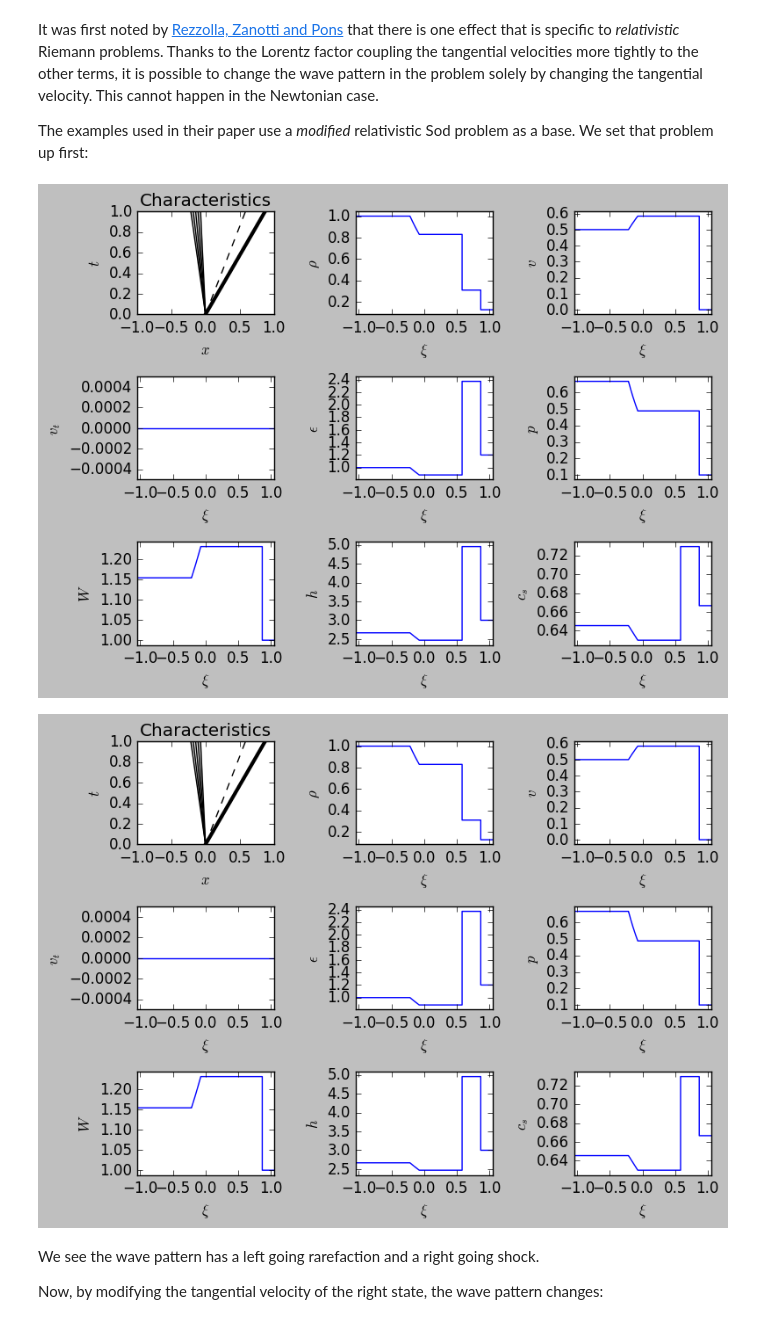
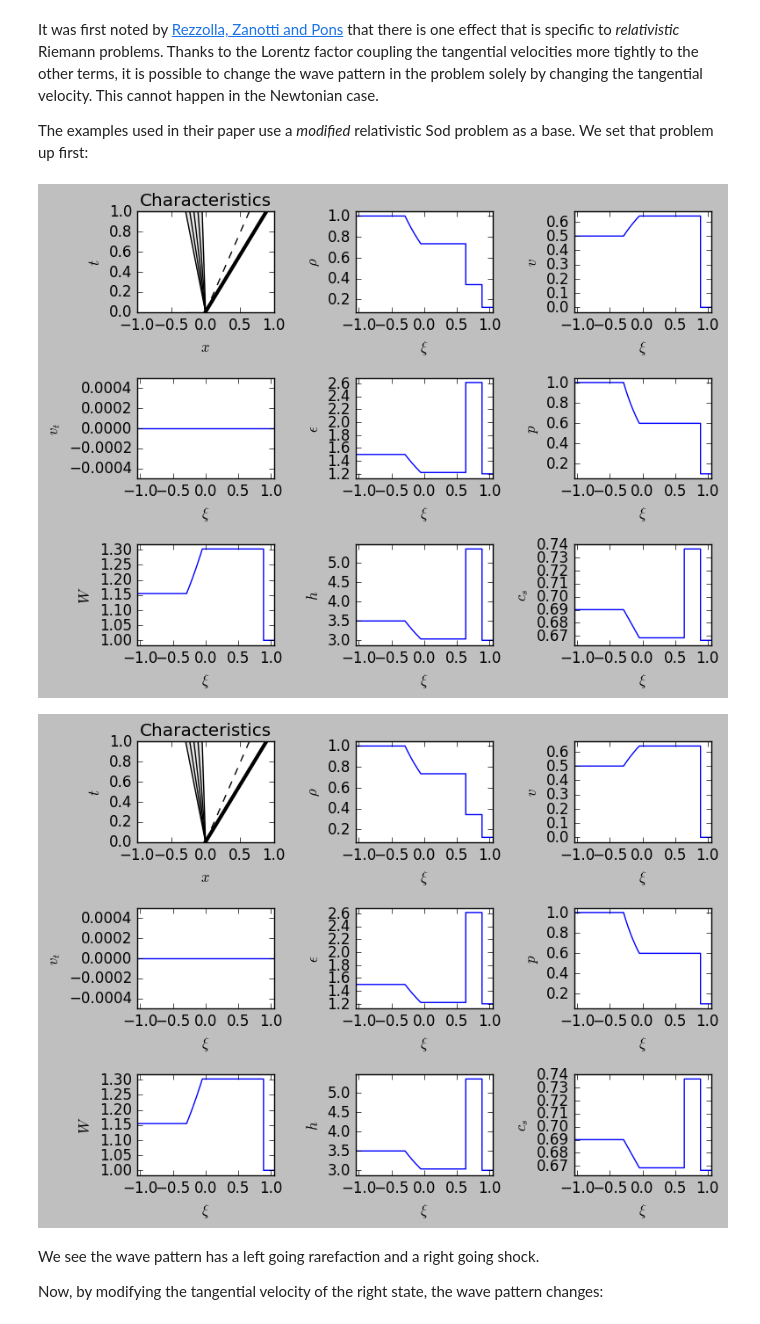
Before and after one commit to harpolea/r3d2, a Jupyter notebook: docs/tangential_change.ipynb, the cells around one changed output. Drawn from its saved outputs; the diff is of its cells as text; code cells hidden in the pictures.

```diff
--- a/docs/tangential_change.ipynb
+++ b/docs/tangential_change.ipynb
@@ -9,14 +9,14 @@ from r3d2 import eos_defns, State, RiemannProblem
 from IPython.display import display, display_png
 # %%
 eos = eos_defns.eos_gamma_law(5.0/3.0)
-U_left_sod_modified = State(1.0, 0.5, 0.0, 1.0, eos)
+U_left_sod_modified = State(1.0, 0.5, 0.0, 1.5, eos)
 U_right_sod_modified = State(0.125, 0.0, 0.0, 1.2, eos)
 rp_sod_modified = RiemannProblem(U_left_sod_modified, U_right_sod_modified)
 display(rp_sod_modified)
 display_png(rp_sod_modified)
 # %% [output]
-[figure, old version]
+[figure, new version]
-[figure, old version]
+[figure, new version]
 # %% [markdown]
 We see the wave pattern has a left going rarefaction and a right going shock.
 
```
Also changed, not shown: parts of 8 cells of this notebook, 1 other file.
